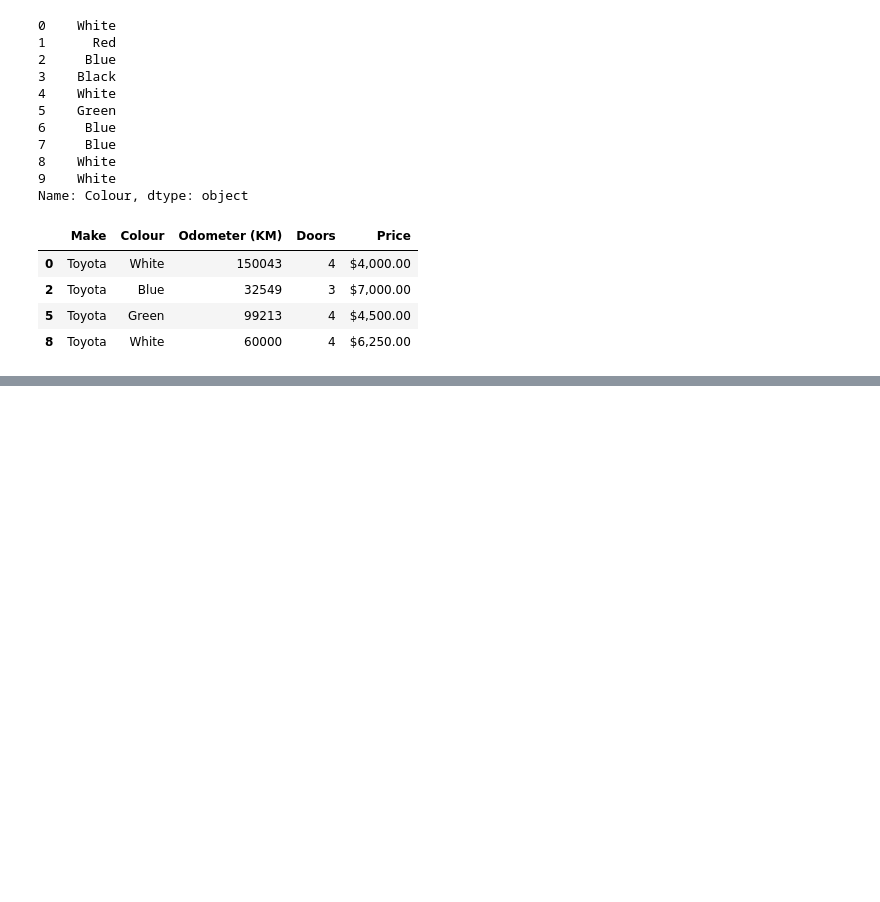
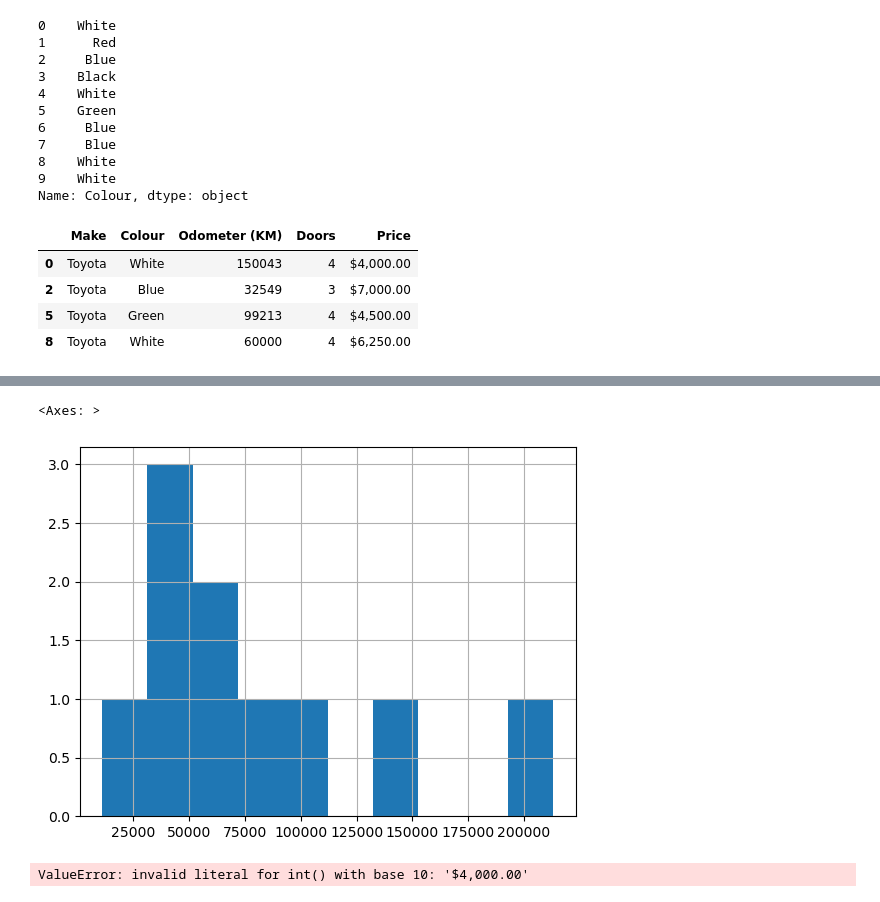
Before and after one commit to kagiyanagi/learning-ml, a Jupyter notebook: introduction-to_pandas.ipynb, the cells around one changed output, grey strips where cells are left out. Drawn from its saved outputs; the diff is of its cells as text; code cells hidden in the pictures; blank space fills up the shorter version.

```diff
--- a/introduction-to_pandas.ipynb
+++ b/introduction-to_pandas.ipynb
@@ -217,0 +247,9 @@ car_sales[car_sales['Make'] == 'Toyota']
+# %%
+car_sales["Odometer (KM)"].hist()
+# %% [output]
+<Axes: >
+[figure, added]
+# %%
+car_sales["Price"] = car_sales['Price'].str.replace('[\$\,\.]', '').astype(int)
+# %% [output]
+ValueError: invalid literal for int() with base 10: '$4,000.00'
```
Also changed, not shown: parts of 4 cells of this notebook.
